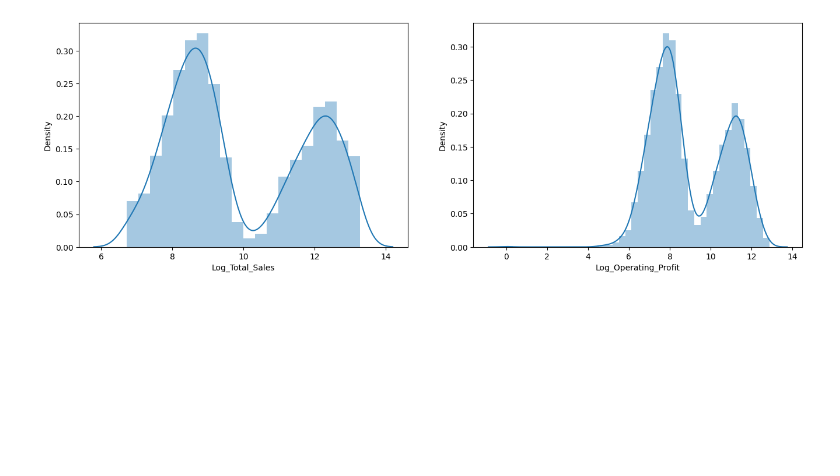
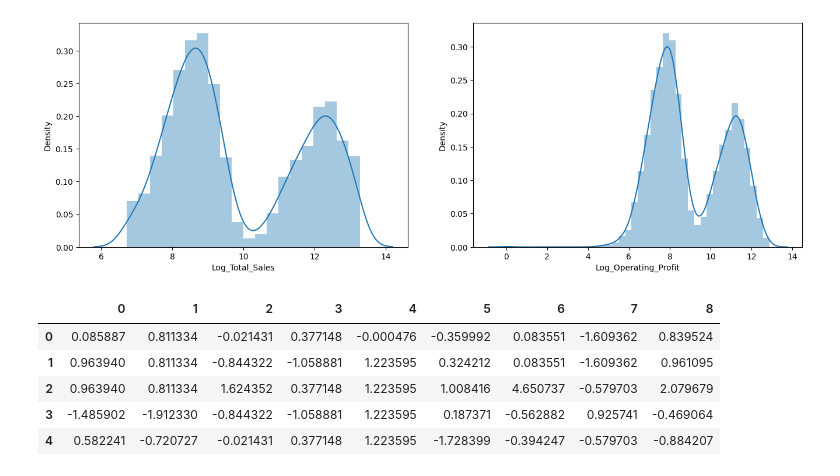
Before and after one commit to Jeetjha-07/ML-Sales-Prediciton-Project, a Jupyter notebook: notebooks/model1_total_sales.ipynb, the cells around one changed output. Drawn from its saved outputs; the diff is of its cells as text; code cells hidden in the pictures; blank space fills up the shorter version.

```diff
--- a/notebooks/model1_total_sales.ipynb
+++ b/notebooks/model1_total_sales.ipynb
@@ -229,3 +229,7 @@ https://gist.github.com/mwaskom/de44147ed2974457ad6372750bbe5751
 # %%
 X = data.drop("Log_Total_Sales", axis = 1)
 y = data["Log_Total_Sales"]
+# %%
+X_train,X_test,y_train,y_test = train_test_split(X,y,test_size = .2,random_state=42)
+# %%
+scaler = StandardScaler()
@@ -231,0 +239,9 @@ y = data["Log_Total_Sales"]
+# %%
+pd.DataFrame(X_scale).head()
+# %% [output]
+|  | 0 | 1 | 2 | 3 | 4 | 5 | 6 | 7 | 8 |
+| 0 | 0.085887 | 0.811334 | -0.021431 | 0.377148 | -0.000476 | -0.359992 | 0.083551 | -1.609362 | 0.839524 |
+| 1 | 0.963940 | 0.811334 | -0.844322 | -1.058881 | 1.223595 | 0.324212 | 0.083551 | -1.609362 | 0.961095 |
+| 2 | 0.963940 | 0.811334 | 1.624352 | 0.377148 | 1.223595 | 1.008416 | 4.650737 | -0.579703 | 2.079679 |
+| 3 | -1.485902 | -1.912330 | -0.844322 | -1.058881 | 1.223595 | 0.187371 | -0.562882 | 0.925741 | -0.469064 |
+| 4 | 0.582241 | -0.720727 | -0.021431 | 0.377148 | 1.223595 | -1.728399 | -0.394247 | -0.579703 | -0.884207 |
```
Also changed, not shown: parts of 9 cells of this notebook.
